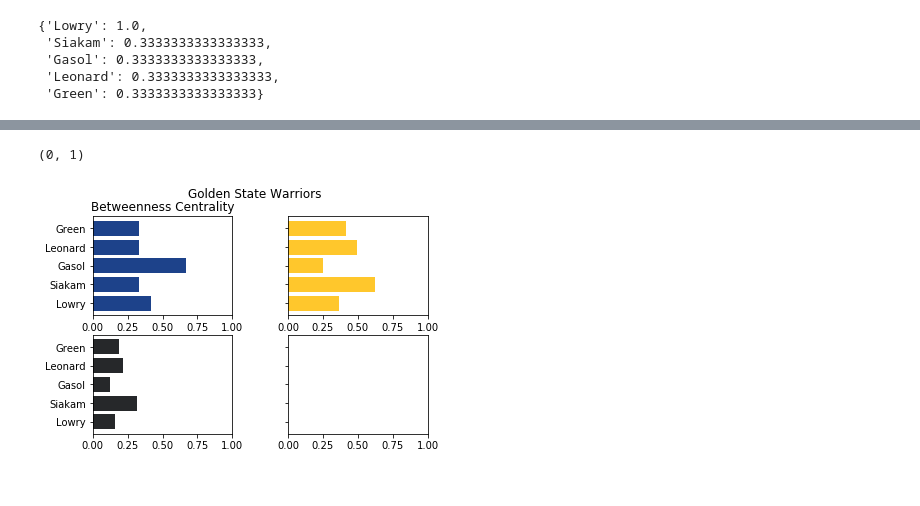
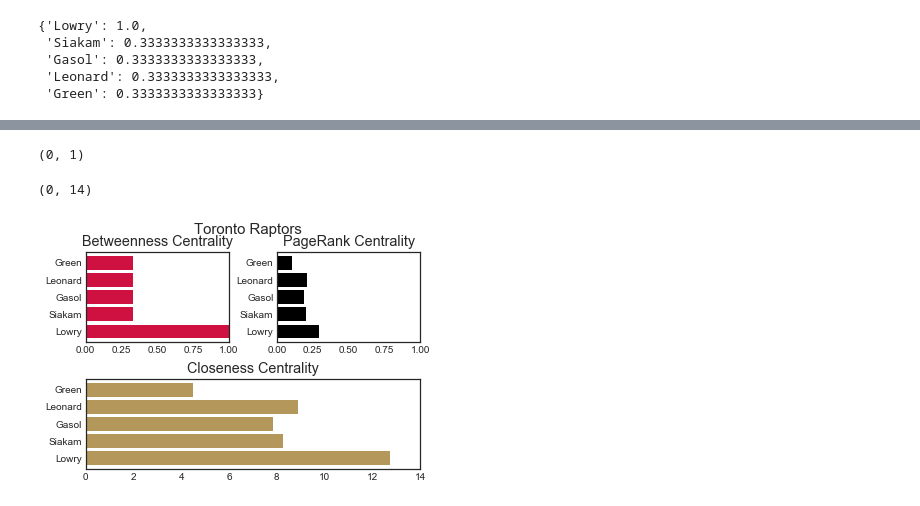
Before and after one commit to shaimayshah/DataScienceForSports, a Jupyter notebook: NBA_data.ipynb, the cells around one changed output, grey strips where cells are left out. Cells and saved outputs as stored; diff of their text form; code cells hidden in the pictures.

```diff
--- a/NBA_data.ipynb
+++ b/NBA_data.ipynb
@@ -9,6 +9,9 @@ from matplotlib.patches import Circle, Rectangle, Arc
 %matplotlib inline
 import matplotlib.image as mpimg
 import matplotlib.gridspec as gridspec
+plt.style.use('seaborn-white')
+from matplotlib.font_manager import FontProperties
+from matplotlib import rcParams
 # %%
 gsw_pass_matrix = [[0,4.0,19.5,7.8,9.5], [4.6,0,6.2,2.2,2.8], [36.0,3.7,0,10.8,12.8], [3.6,2.6,7.8,0,6.6],
                   [13.0,2.2,12.8,6.3,0]]
@@ -29,4 +41,8 @@ for i in range(len(toronto_names)):
 H = nx.DiGraph()
 H.add_nodes_from(toronto_names)
 H.add_weighted_edges_from(mat1)
-print(nx.draw_networkx(H))
+
+#For pagerank
+I = nx.DiGraph()
+I.add_nodes_from(toronto_names)
+I.add_weighted_edges_from(mat2)
@@ -52,7 +61,7 @@ b_g
 e_g = nx.eigenvector_centrality(H, max_iter=100, tol=1e-06, nstart=None, weight='weight')
 # %%
 # PageRank Centrality
-p_g = nx.pagerank(H, weight = 'weight')
+p_g = nx.pagerank(I, weight = 'weight')
 # %%
 # Closeness Centrality
 c_g = nx.closeness_centrality(H, distance='weight')
@@ -80,7 +97,7 @@ p_t = nx.pagerank(G, weight = 'weight')
 # %%
 c_t = nx.closeness_centrality(G, distance='weight')
 # %%
-fig, ax = plt.subplots(2, 2, sharey = True)
+#fig, ax = plt.subplots(2, 2, sharey = True)
 fig.suptitle('Golden State Warriors')
 fig.subplots_adjust(wspace=0.4)
 ax[0,0].barh(toronto_names, b_t.values(), color = '#1D428A', align = 'center')
@@ -92,5 +109,26 @@ ax[0,0].set_xlim(0, 1)
 ax[0,1].set_xlim(0, 1)
 # %% [output]
 (0, 1)
-[figure, removed]
+# %%
+fig1 = plt.figure()
+gs = gridspec.GridSpec(2, 4)
+fig1.suptitle('Toronto Raptors', size = 15)
+gs.update(wspace=1, hspace=0.4)
+ax1 = plt.subplot(gs[0, :2], )
+ax1.barh(toronto_names, b_g.values(), color = '#CE1141', align = 'center')
+ax1.set(title = "Betweenness Centrality")
+ax1.set_xlim(0,1)
+
+ax2 = plt.subplot(gs[0, 2:])
+ax2.barh(toronto_names, p_g.values(), color = '#000000', align = 'center')
+ax2.set(title = "PageRank Centrality")
+ax2.set_xlim(0,1)
+
+ax3 = plt.subplot(gs[1, :])
+ax3.set(title = "Closeness Centrality")
+ax3.barh(toronto_names, c_g.values(), color = '#B4975A', align = 'center')
+ax3.set_xlim(0,14)
+# %% [output]
+(0, 14)
+[figure, added]
 # %%
```
Also changed, not shown: parts of 13 cells of this notebook, 2 other files.
